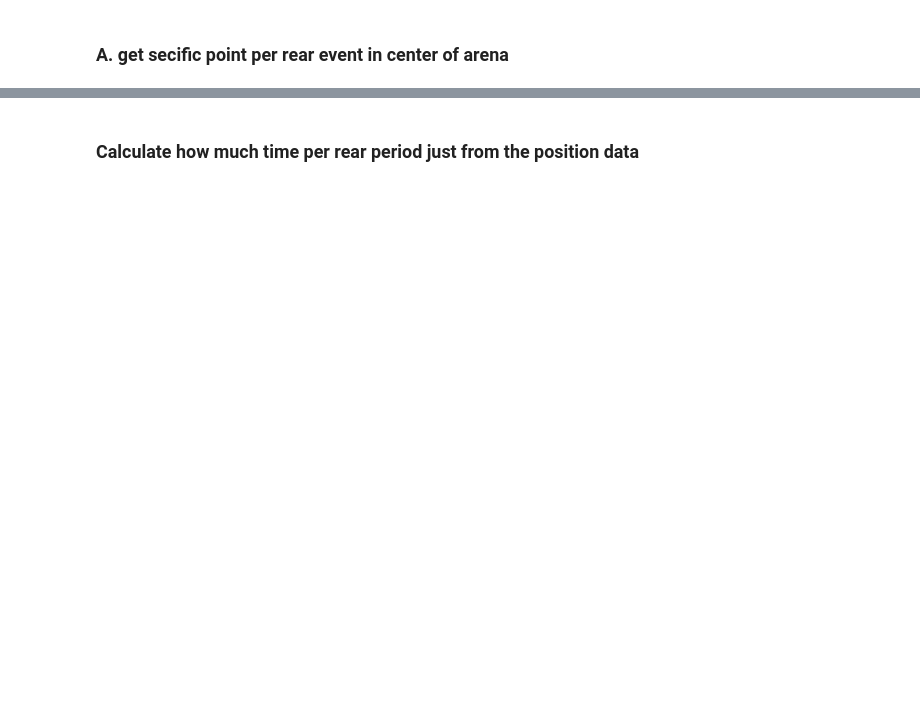
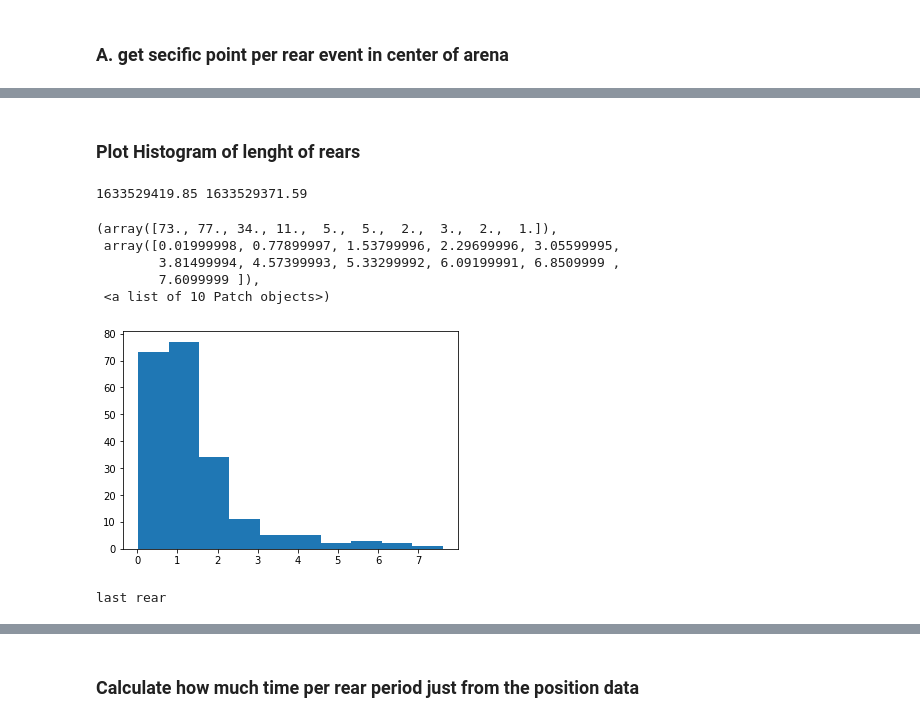
Before and after one commit to Fabalinks/Rearing_analysis, a Jupyter notebook: Code/20211125_FS_rearing_dynamics_simple.ipynb, the cells around one changed output, grey strips where cells are left out. Drawn from its saved outputs; the diff is of its cells as text; code cells hidden in the pictures; blank space fills up the shorter version.

```diff
--- a/Code/20211125_FS_rearing_dynamics_simple.ipynb
+++ b/Code/20211125_FS_rearing_dynamics_simple.ipynb
@@ -247,0 +313,68 @@ See the caveats in the documentation: http://pandas.pydata.org/pandas-docs/stabl
+# %% [markdown]
+### Plot Histogram of lenght of rears
+# %%
+print (Z_points_beg.iloc[-1][0],Z_points_end.iloc[-1][0])
+k=Z_points_end.iloc[:][0]-Z_points_beg[:][0]
+
+plt.hist(k)
+# %% [output]
+1633529419.85 1633529371.59
+(array([73., 77., 34., 11.,  5.,  5.,  2.,  3.,  2.,  1.]),
+ array([0.01999998, 0.77899997, 1.53799996, 2.29699996, 3.05599995,
+        3.81499994, 4.57399993, 5.33299992, 6.09199991, 6.8509999 ,
+        7.6099999 ]),
+ <a list of 10 Patch objects>)
+[figure, added]
+# %%
+def make_rear_dyn_whole(position_data, rear_time_beg, rear_time_end ,metadata,in_arena=True):
+    '''
+    Return
+    trial_list: list of numpy arrays position data [time, x, y, z]
+    rear_time: list of rears detected
+    trial_visible: list of booleans referring visibility of trial (True - visible, False- invisible)
+    before_beacon: list of positions before the first beacon appears
+    '''
+
+    trial_list = []
+    #print(beacon_data.iloc[:, -2:])
+    trial_beacon = rear_time_end.iloc[:, -2:]
+
+    sampling_rate = position_data.iloc[1, 0] - position_data.iloc[0, 0]
+    rear_time_beg_idx = [
+        np.argmin(abs(position_data.iloc[:, 0] - i)) for i in rear_time_beg.iloc[:, 0]
+    ]
+    rear_time_end_idx = [
+        np.argmin(abs(position_data.iloc[:, 0] - i)) for i in rear_time_end.iloc[:, 0]
+    ]
+
+    trial_list.append(position_data[rear_time_beg_idx[0]:rear_time_end_idx[0]])
+    for i in range(len(rear_time_end_idx)):
+        if i != len(rear_time_end_idx) - 1:
+            trial = position_data[
+                rear_time_beg_idx[i]:rear_time_end_idx[i]]
+        else:
+            print('last rear')#trial = position_data[rear_time_beg_idx[i]:]
+        trial_list.append(trial)
+    #before_beacon = position_data[:rear_time_idx[0]]
+    visible = []
+    trial_visible = [True] * len(trial_list)
+    invisible_time = eval(metadata['invisible_time'].item())
+    invisible_index = eval(metadata['invisible_list'].item())
+
+    for n, trial in enumerate(trial_list):
+        trial_visible_ = np.ones_like(trial)
+        if n in invisible_index:
+            time_after = np.cumsum(trial.iloc[1:, 0] - trial.iloc[:-1, 0])
+            if time_after.iloc[-1] > invisible_time:
+                invisible_end = np.where(time_after >= invisible_time)[0][0]
+                trial_visible_ = trial_visible_[:invisible_end]
+            trial_visible[n] = False
+        visible.append(trial_visible_)
+
+    return trial_list, trial_beacon, visible, trial_visible
+
+trial_list, trial_beacon, visible, trial_visible=make_rear_dyn_whole(position_data =FS03_position ,
+                                                               rear_time_beg=Z_points_beg, rear_time_end=Z_points_end,
+                                                                     metadata=FS03_metadata )
+# %% [output]
+last rear
```
Also changed, not shown: parts of 22 cells of this notebook.
